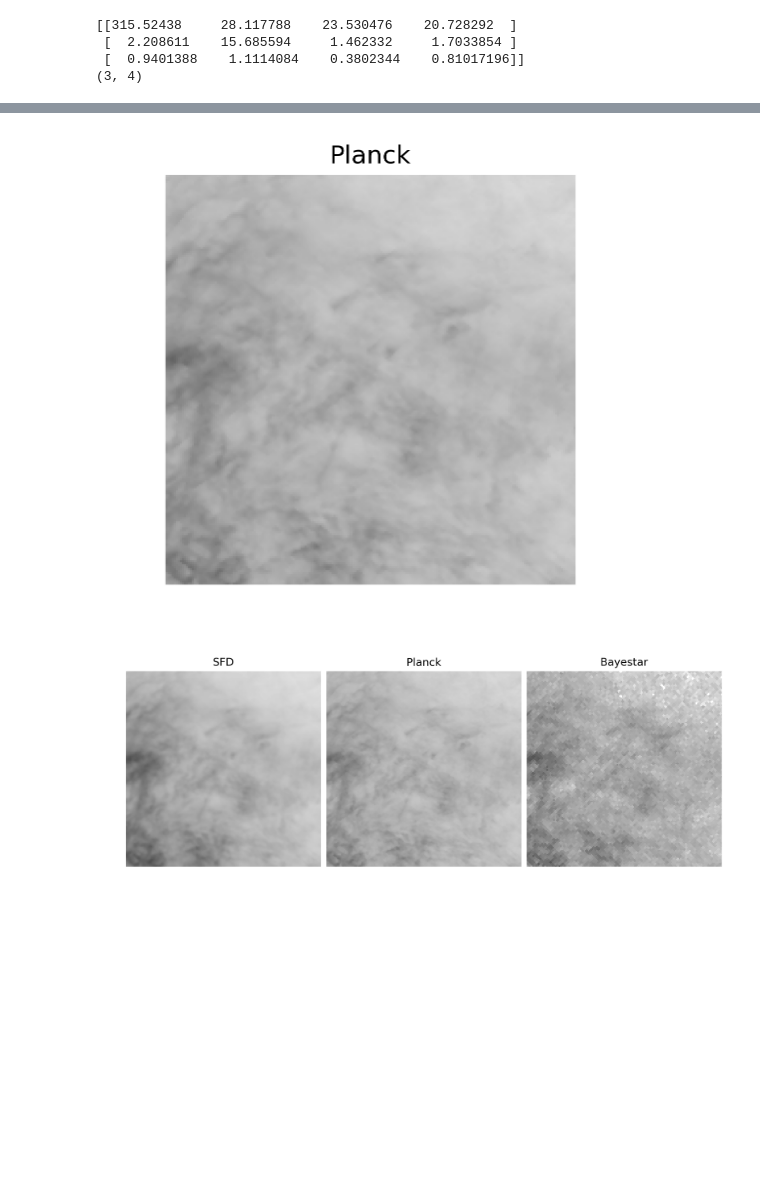
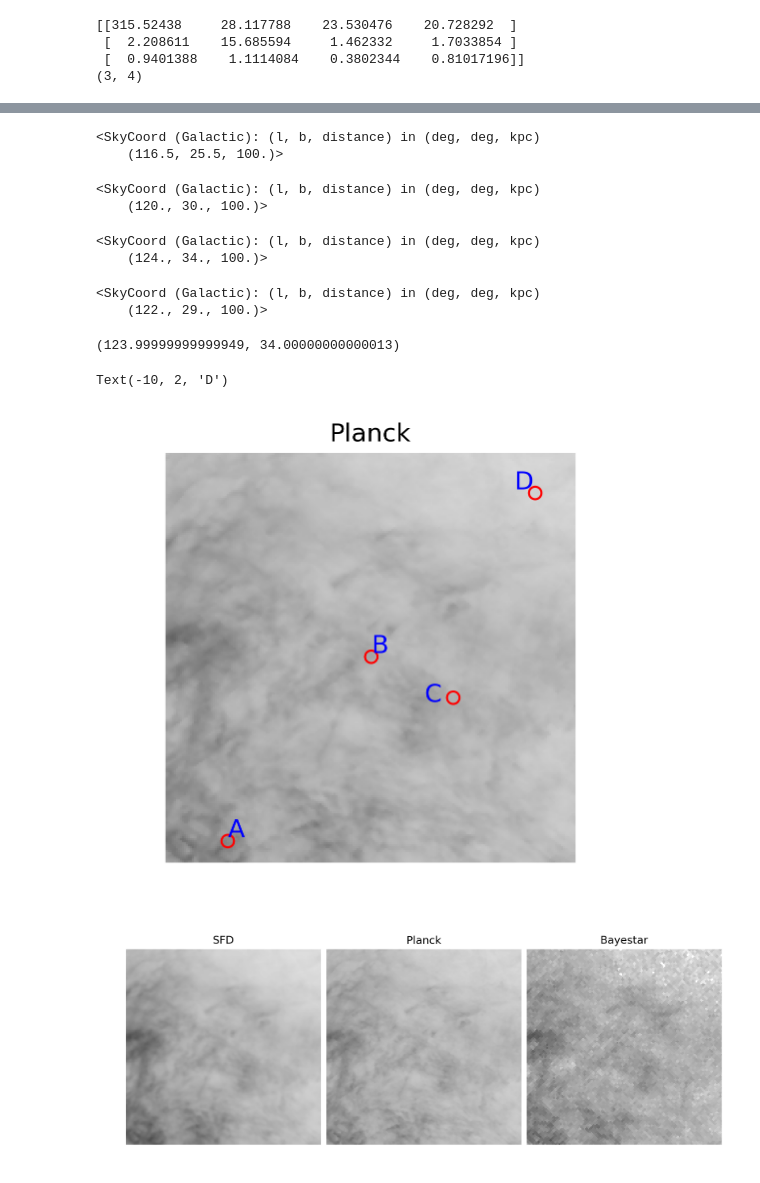
Before and after one commit to luk022/PHYS321-final-project, a Jupyter notebook: 321final.ipynb, the cells around one changed output, grey strips where cells are left out. Drawn from its saved outputs; the diff is of its cells as text; code cells hidden in the pictures; blank space fills up the shorter version.

Commit message:
redshift/distance vs magnitude plots added

```diff
--- a/321final.ipynb
+++ b/321final.ipynb
@@ -280,20 +280,70 @@ t = 17.905 s
+# %%
+coords[10][30]
+# %% [output]
+<SkyCoord (Galactic): (l, b, distance) in (deg, deg, kpc)
+    (116.5, 25.5, 100.)>
+# %%
+coords[100][100]
+# %% [output]
+<SkyCoord (Galactic): (l, b, distance) in (deg, deg, kpc)
+    (120., 30., 100.)>
+# %%
+coords[180][180]
+# %% [output]
+<SkyCoord (Galactic): (l, b, distance) in (deg, deg, kpc)
+    (124., 34., 100.)>
+# %%
+coords[80][140]
+# %% [output]
+<SkyCoord (Galactic): (l, b, distance) in (deg, deg, kpc)
+    (122., 29., 100.)>
+# %%
+coords[180][180].l.value,coords[180][180].b.value
+# %% [output]
+(123.99999999999949, 34.00000000000013)
 # %%
 fig = plt.figure(figsize=(12,4), dpi=150)
+# Some data:
+dat = np.array([[30,100,140,180],
+                [10,100,80,180]])
+
+# This is the point you want to point out
+#point = dat[:, 2]
 for k,(Av,title) in enumerate([(Av_planck, 'Planck')]):
     ax = fig.add_subplot(1,3,k+1)
     ax.imshow(
         np.sqrt(Av_planck)[::, ::-1],
         vmin=0.,
         vmax=2.,
         origin='lower',
         interpolation='nearest',
         cmap='binary',
         aspect='equal'
     )
     ax.axis('off')
     ax.set_title(title)
+
+
+plt.scatter(dat[0], dat[1],  facecolors='none', edgecolors='r') # Uncomment if you want green circles
+ax.annotate('A', xy=(30,10), xytext=(0, 2),
+            textcoords='offset points',
+            color='b', size='large'
+)
+ax.annotate('B', xy=(100,100), xytext=(0, 2),
+            textcoords='offset points',
+            color='b', size='large'
+)
+ax.annotate('C', xy=(140,80), xytext=(-14, -2),
+            textcoords='offset points',
+            color='b', size='large'
+)
+ax.annotate('D', xy=(180,180), xytext=(-10, 2),
+            textcoords='offset points',
+            color='b', size='large'
+)
 # %% [output]
+Text(-10, 2, 'D')
-[figure, old version]
+[figure, new version]
 # %%
 fig = plt.figure(figsize=(12,4), dpi=150)
 
```
Also changed, not shown: parts of 23 cells of this notebook.
